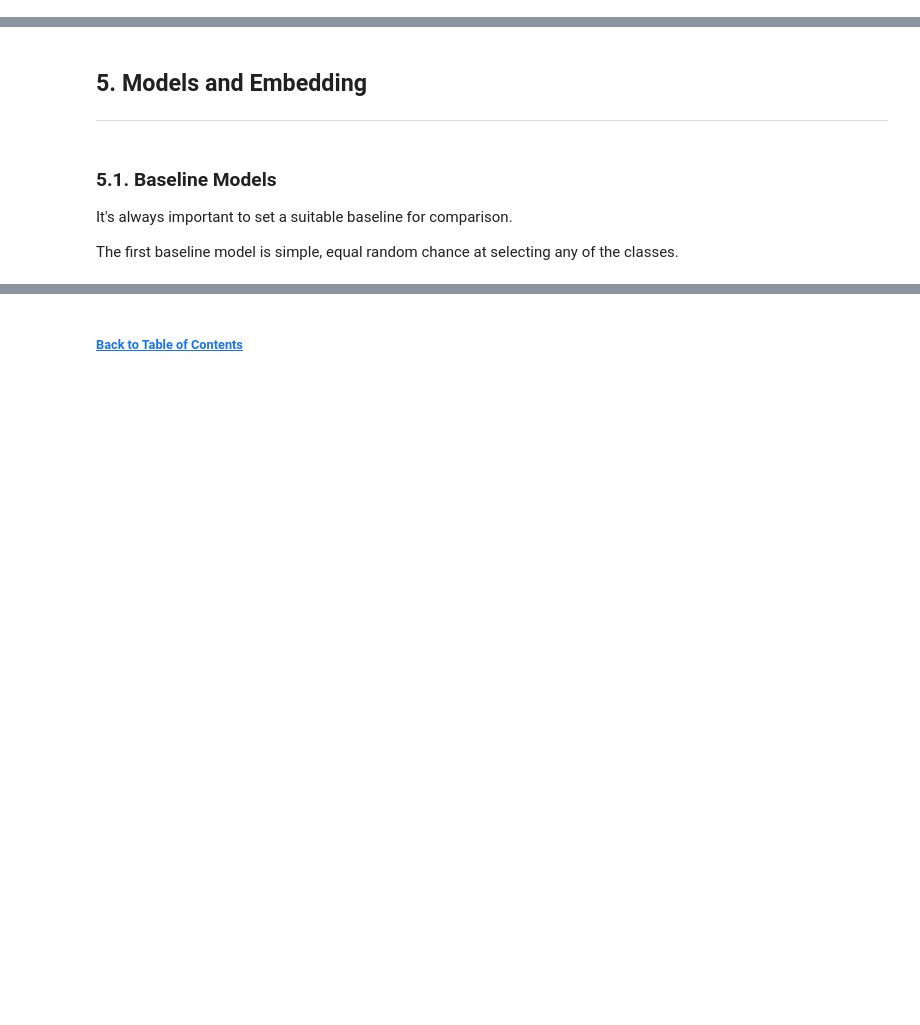
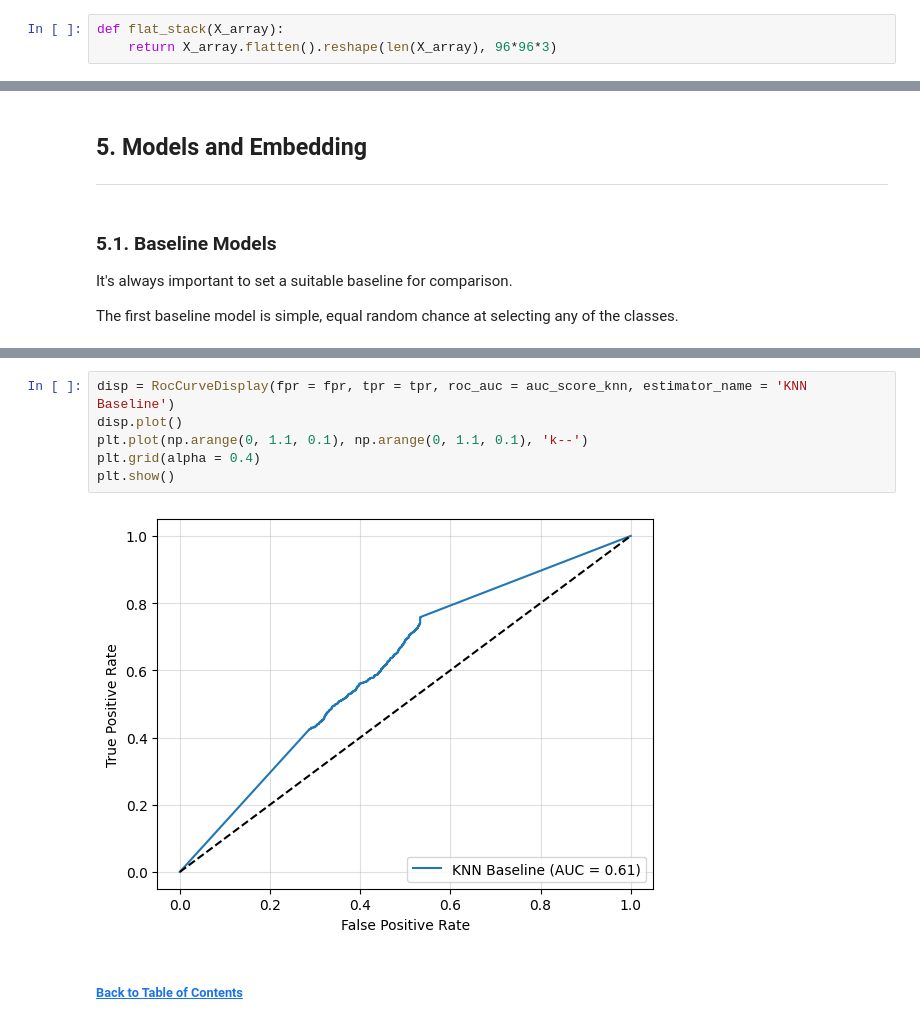
Before and after one commit to chill0121/Kaggle_Projects, a Jupyter notebook: Cancer_Detection_Histopathology/Cancer_Detection_Histopathology.ipynb, the cells around one changed output, grey strips where cells are left out. Saved outputs shown, nothing was run; the diff lists cells and outputs as text; blank space fills up the shorter version.

```diff
--- a/Cancer_Detection_Histopathology/Cancer_Detection_Histopathology.ipynb
+++ b/Cancer_Detection_Histopathology/Cancer_Detection_Histopathology.ipynb
@@ -237,3 +239,6 @@ def normalize_pixels(array):
+# %%
+def flat_stack(X_array):
+    return X_array.flatten().reshape(len(X_array), 96*96*3)
 # %% [markdown]
 ###### [Back to Table of Contents](#toc)
 # %% [markdown]
@@ -390,3 +417,11 @@ Most Frequent Category Baseline F1-Score: 0.57033
+# %%
+disp = RocCurveDisplay(fpr = fpr, tpr = tpr, roc_auc = auc_score_knn, estimator_name = 'KNN Baseline')
+disp.plot()
+plt.plot(np.arange(0, 1.1, 0.1), np.arange(0, 1.1, 0.1), 'k--')
+plt.grid(alpha = 0.4)
+plt.show()
+# %% [output]
+[figure, added]
 # %% [markdown]
 ###### [Back to Table of Contents](#toc)
 # %% [markdown]
```
Also changed, not shown: parts of 8 cells of this notebook, 1 other file.
